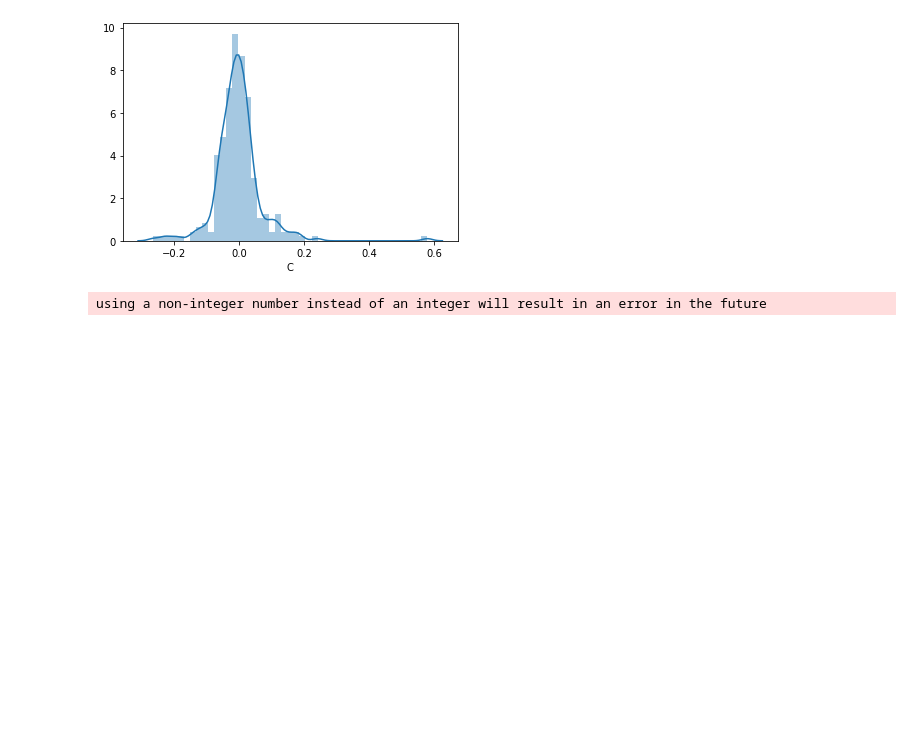
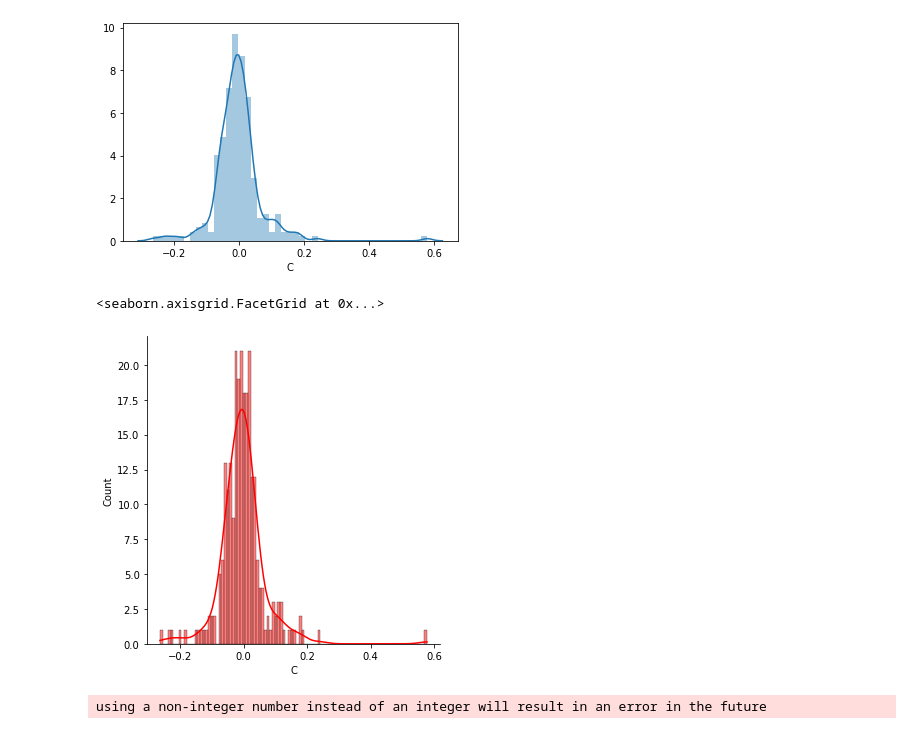
Before and after one commit to evelynchen1229/pandas, a Jupyter notebook: udemy/Refactored_Py_DS_ML_Bootcamp-master/10-Data-Capstone-Projects/03-Finance Project.ipynb, the cells around one changed output. Drawn from its saved outputs; the diff is of its cells as text; code cells hidden in the pictures; blank space fills up the shorter version.

```diff
--- a/udemy/Refactored_Py_DS_ML_Bootcamp-master/10-Data-Capstone-Projects/03-Finance Project.ipynb
+++ b/udemy/Refactored_Py_DS_ML_Bootcamp-master/10-Data-Capstone-Projects/03-Finance Project.ipynb
@@ -323,6 +375,11 @@ using a non-integer number instead of an integer will result in an error in the
 g = sns.distplot(returns['C'].loc[returns['Date'].apply(lambda x: x.year == 2008)])
 # %% [output]
 [figure]
+# %%
+sns.displot(returns2['C'].loc['2008-01-01':'2008-12-31'], kde=True, color='red', bins=100)
+# %% [output]
+<seaborn.axisgrid.FacetGrid at 0x...>
+[figure, added]
 # %%
 # %% [output]
 using a non-integer number instead of an integer will result in an error in the future
```
Also changed, not shown: parts of 18 cells of this notebook, 3 other files.
